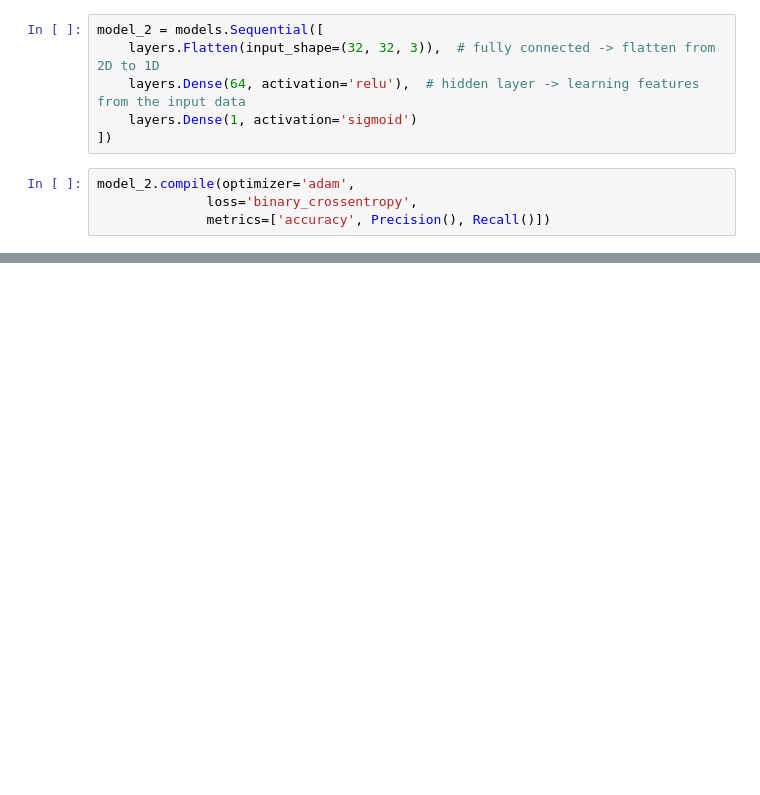
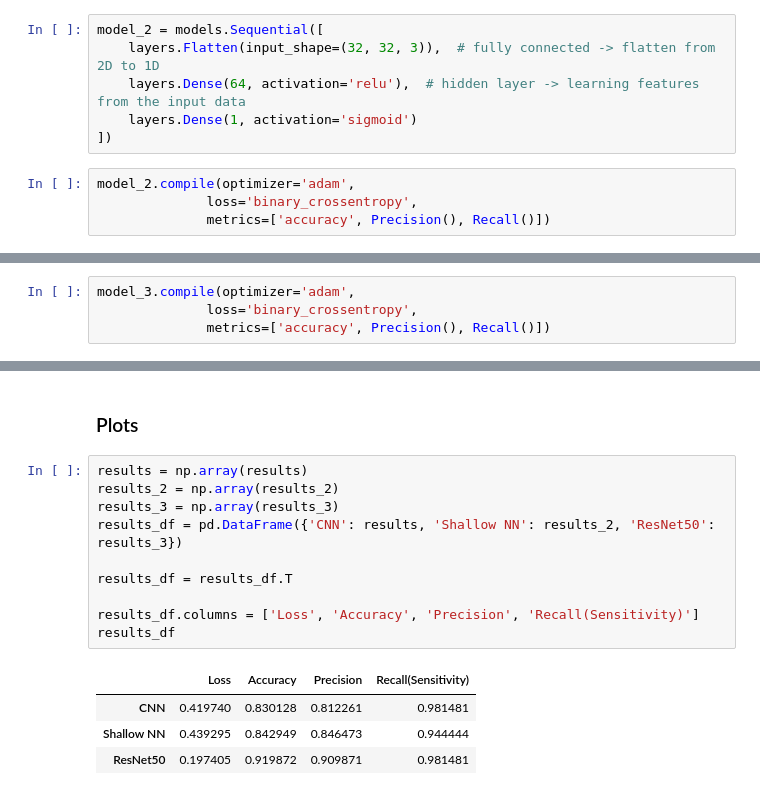
Before and after one commit to igalins/ifa, a Jupyter notebook: a2/a2.ipynb, the cells around one changed output, grey strips where cells are left out. Drawn from its saved outputs; the diff is of its cells as text; blank space fills up the shorter version.

```diff
--- a/a2/a2.ipynb
+++ b/a2/a2.ipynb
@@ -281,0 +318,4 @@ Recall(Sensitivity): 1.0
+# %%
+model_3.compile(optimizer='adam',
+              loss='binary_crossentropy',
+              metrics=['accuracy', Precision(), Recall()])
@@ -281,0 +379,17 @@ Recall(Sensitivity): 1.0
+# %% [markdown]
+<h3>Plots</h3>
+# %%
+results = np.array(results)
+results_2 = np.array(results_2)
+results_3 = np.array(results_3)
+results_df = pd.DataFrame({'CNN': results, 'Shallow NN': results_2, 'ResNet50': results_3})
+
+results_df = results_df.T
+
+results_df.columns = ['Loss', 'Accuracy', 'Precision', 'Recall(Sensitivity)']
+results_df
+# %% [output]
+|  | Loss | Accuracy | Precision | Recall(Sensitivity) |
+| CNN | 0.419740 | 0.830128 | 0.812261 | 0.981481 |
+| Shallow NN | 0.439295 | 0.842949 | 0.846473 | 0.944444 |
+| ResNet50 | 0.197405 | 0.919872 | 0.909871 | 0.981481 |
```
Also changed, not shown: parts of 20 cells of this notebook.
